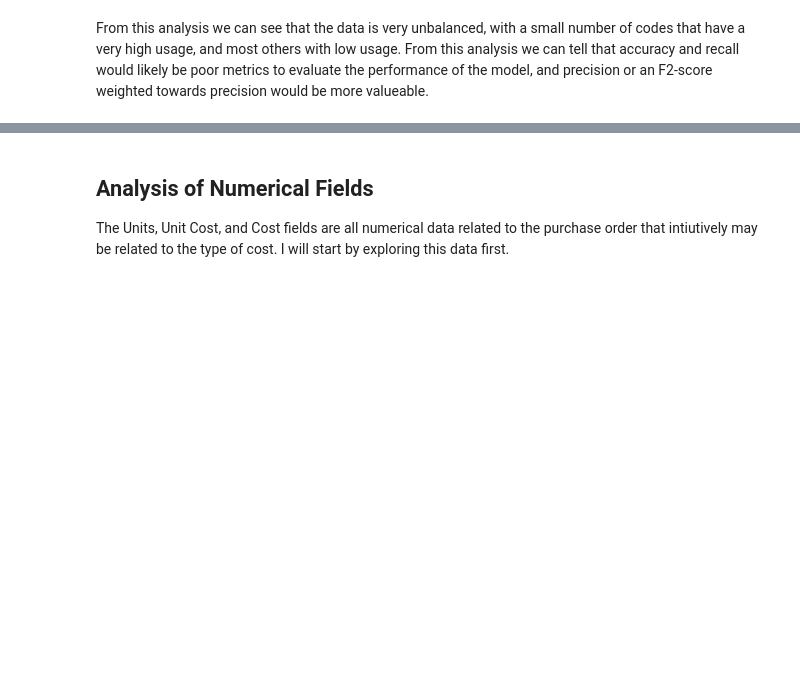
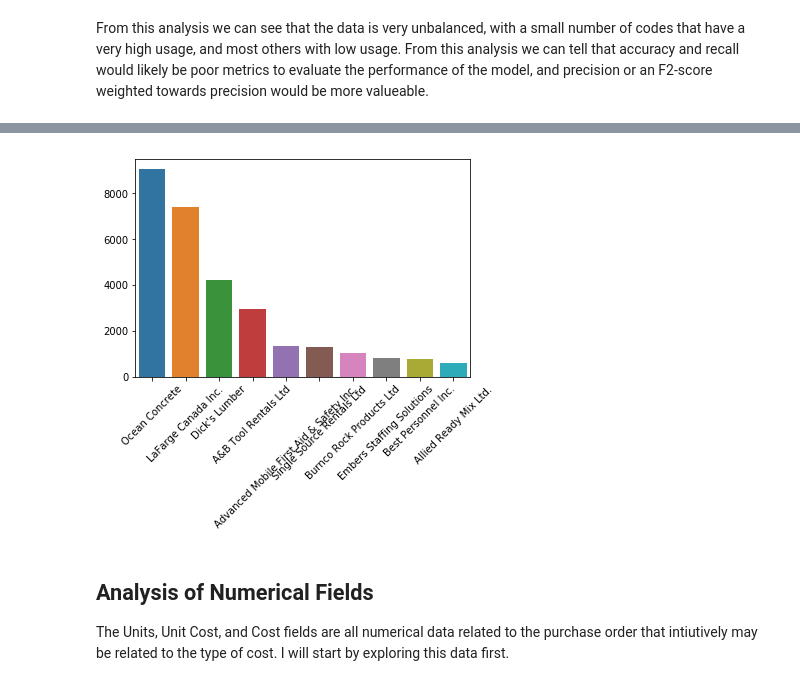
Before and after one commit to Daniel-M-Kelly/Udacity-MLND-Project, a Jupyter notebook: PO_Dataset_Exploration.ipynb, the cells around one changed output, grey strips where cells are left out. Saved outputs shown, nothing was run; the diff lists cells and outputs as text; code cells hidden in the pictures; blank space fills up the shorter version.

```diff
--- a/PO_Dataset_Exploration.ipynb
+++ b/PO_Dataset_Exploration.ipynb
@@ -149,3 +193,10 @@ From this analysis we can see that the data is very unbalanced, with a small num
+# %%
+code_count = df['Vendor'].value_counts().head(10)
+sns.barplot(code_count.index, code_count.values)
+plt.xticks(rotation=45)
+plt.show()
+# %% [output]
+[figure, added]
 # %% [markdown]
 ## Analysis of Numerical Fields
 The Units, Unit Cost, and Cost fields are all numerical data related to the purchase order that intiutively may be related to the type of cost. I will start by exploring this data first.
```
Also changed, not shown: parts of 14 cells of this notebook.
